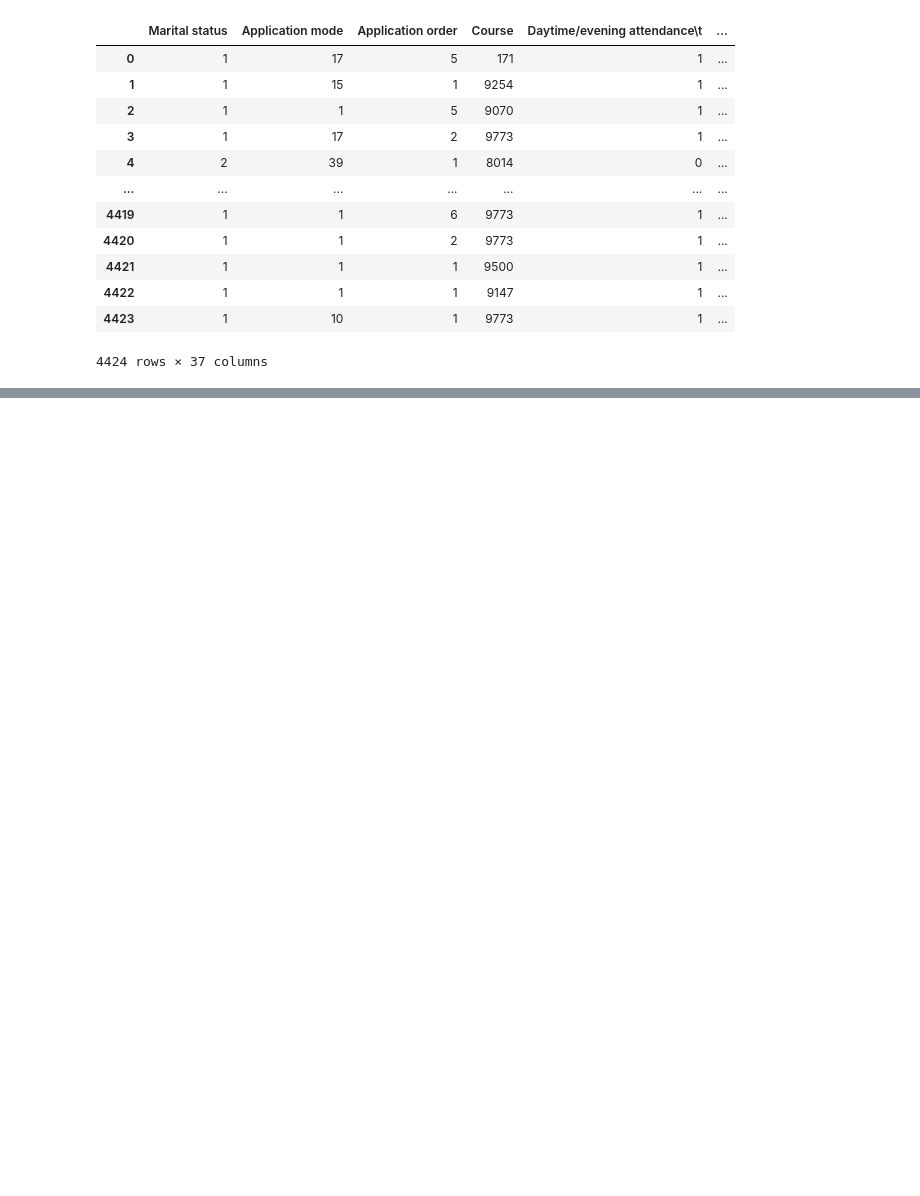
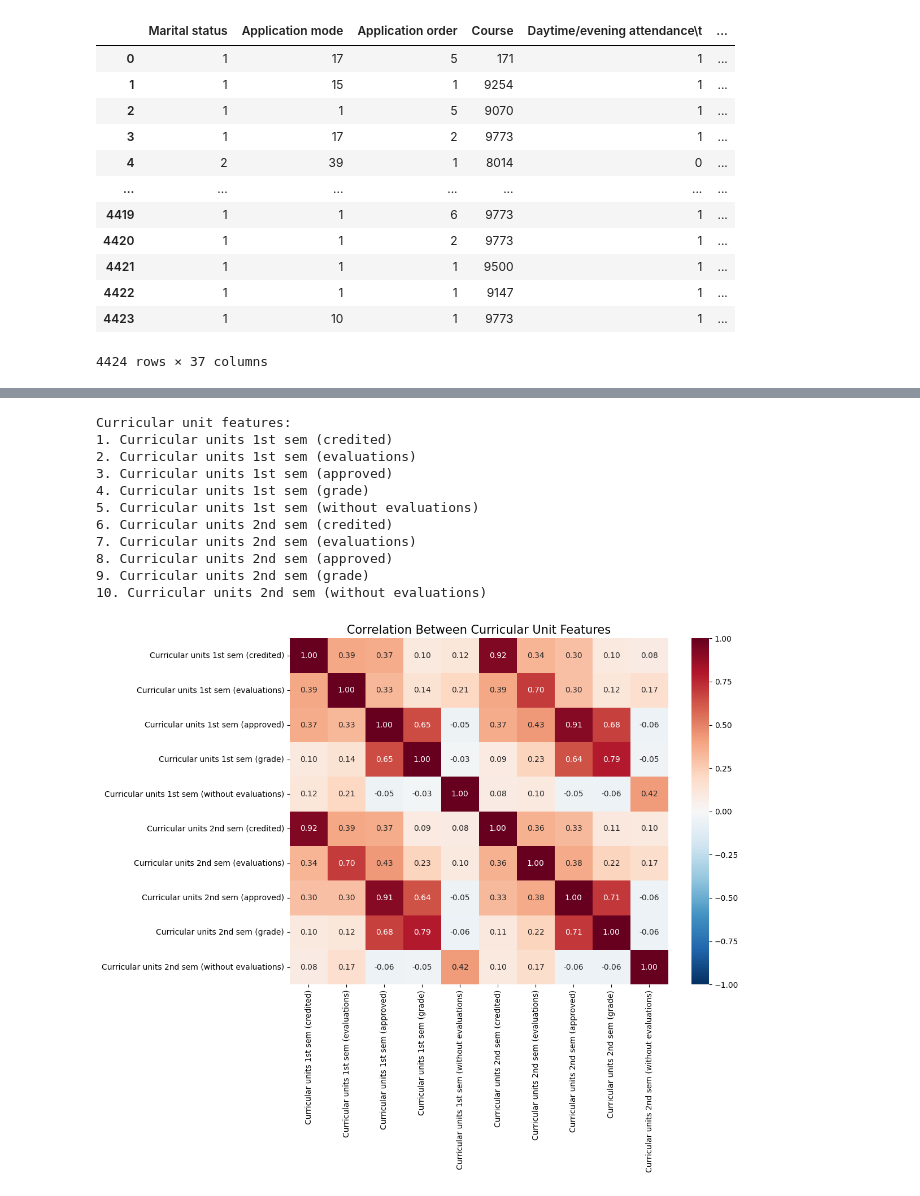
Before and after one commit to CuriousPercibal/info_era_peldak, a Jupyter notebook: Classification.ipynb, the cells around one changed output, grey strips where cells are left out. Saved outputs shown, nothing was run; the diff lists cells and outputs as text; code cells hidden in the pictures; blank space fills up the shorter version.

Commit message:
Add decision trees, knn and logistic regression, feature engineering and visualization

```diff
--- a/Classification.ipynb
+++ b/Classification.ipynb
@@ -75,0 +164,78 @@ Index(['Marital status', 'Application mode', 'Application order', 'Course',
+# %%
+# Calculate correlations between all features
+import seaborn as sns
+import matplotlib.pyplot as plt
+
+# Calculate the correlation matrix
+corr_matrix = df.corr(method='spearman')
+spearman_corr = corr_matrix
+
+# Select Curricular unit features
+curricular_features = [col for col in df.columns if 'Curricular units' in col]
+print("Curricular unit features:")
+for i, feature in enumerate(curricular_features):
+    print(f"{i+1}. {feature}")
+
+# Examine correlations between curricular unit features
+curricular_corr = corr_matrix.loc[curricular_features, curricular_features]
+
+# Plot a correlation heatmap for the curricular unit features
+plt.figure(figsize=(12, 10))
+sns.heatmap(curricular_corr, annot=True, cmap='RdBu_r', fmt=".2f", vmin=-1, vmax=1)
+plt.title('Correlation Between Curricular Unit Features', fontsize=15)
+plt.tight_layout()
+plt.show()
+
+# Create a correlation matrix with target for curricular features
+plt.figure(figsize=(10, 6))
+target_corr = corr_matrix.loc[curricular_features, ['Target']].sort_values('Target', ascending=False)
+sns.heatmap(target_corr, annot=True, cmap='RdBu_r', fmt=".2f", vmin=-1, vmax=1)
+plt.title('Correlation Between Curricular Unit Features and Target', fontsize=15)
+plt.tight_layout()
+plt.show()
+
+# Print the most correlated curricular features with the target
+print("\nTop curricular features correlated with Target:")
+print(target_corr)
+
+# Visualize relationships between 1st and 2nd semester metrics
+plt.figure(figsize=(15, 10))
+plt.subplot(2, 2, 1)
+plt.scatter(df['Curricular units 1st sem (credited)'], df['Curricular units 2nd sem (credited)'],
+           c=df['Target'], cmap='viridis', alpha=0.6)
+plt.colorbar(label='Target')
+plt.xlabel('Curricular units 1st sem (credited)')
+plt.ylabel('Curricular units 2nd sem (credited)')
+plt.title('Credited Units: 1st vs 2nd Semester')
+
+plt.subplot(2, 2, 2)
+plt.scatter(df['Curricular units 1st sem (approved)'], df['Curricular units 2nd sem (approved)'],
+           c=df['Target'], cmap='viridis', alpha=0.6)
+plt.colorbar(label='Target')
+plt.xlabel('Curricular units 1st sem (approved)')
+plt.ylabel('Curricular units 2nd sem (approved)')
+plt.title('Approved Units: 1st vs 2nd Semester')
+
+plt.subplot(2, 2, 3)
+plt.scatter(df['Curricular units 1st sem (grade)'], df['Curricular units 2nd sem (grade)'],
+           c=df['Target'], cmap='viridis', alpha=0.6)
+plt.colorbar(label='Target')
+plt.xlabel('Curricular units 1st sem (grade)')
+plt.ylabel('Curricular units 2nd sem (grade)')
+plt.title('Grades: 1st vs 2nd Semester')
+
+plt.tight_layout()
+plt.show()
+# %% [output]
+Curricular unit features:
+1. Curricular units 1st sem (credited)
+2. Curricular units 1st sem (evaluations)
+3. Curricular units 1st sem (approved)
+4. Curricular units 1st sem (grade)
+5. Curricular units 1st sem (without evaluations)
+6. Curricular units 2nd sem (credited)
+7. Curricular units 2nd sem (evaluations)
+8. Curricular units 2nd sem (approved)
+9. Curricular units 2nd sem (grade)
+10. Curricular units 2nd sem (without evaluations)
+[figure, added]
```
Also changed, not shown: parts of 17 cells of this notebook, 1 other file.
